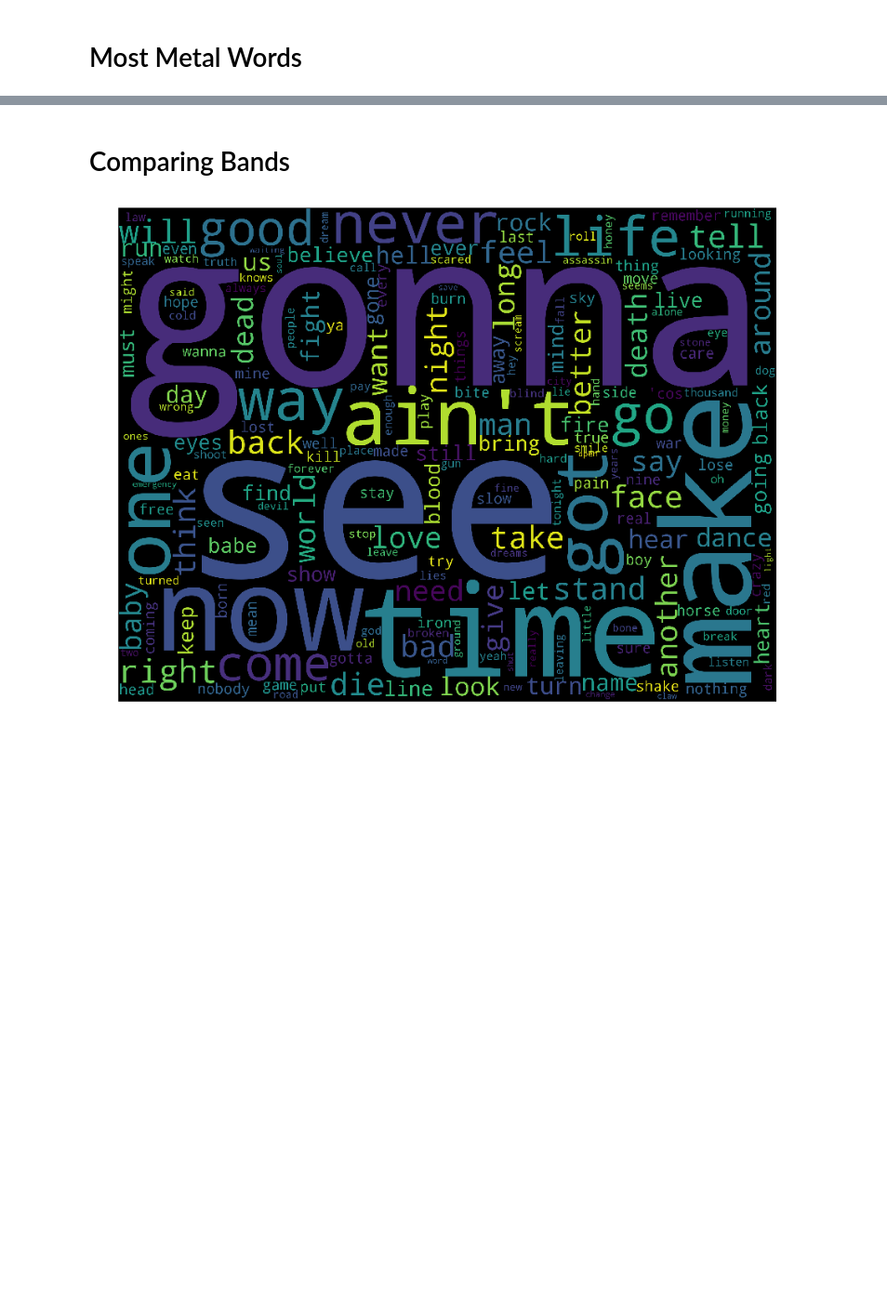
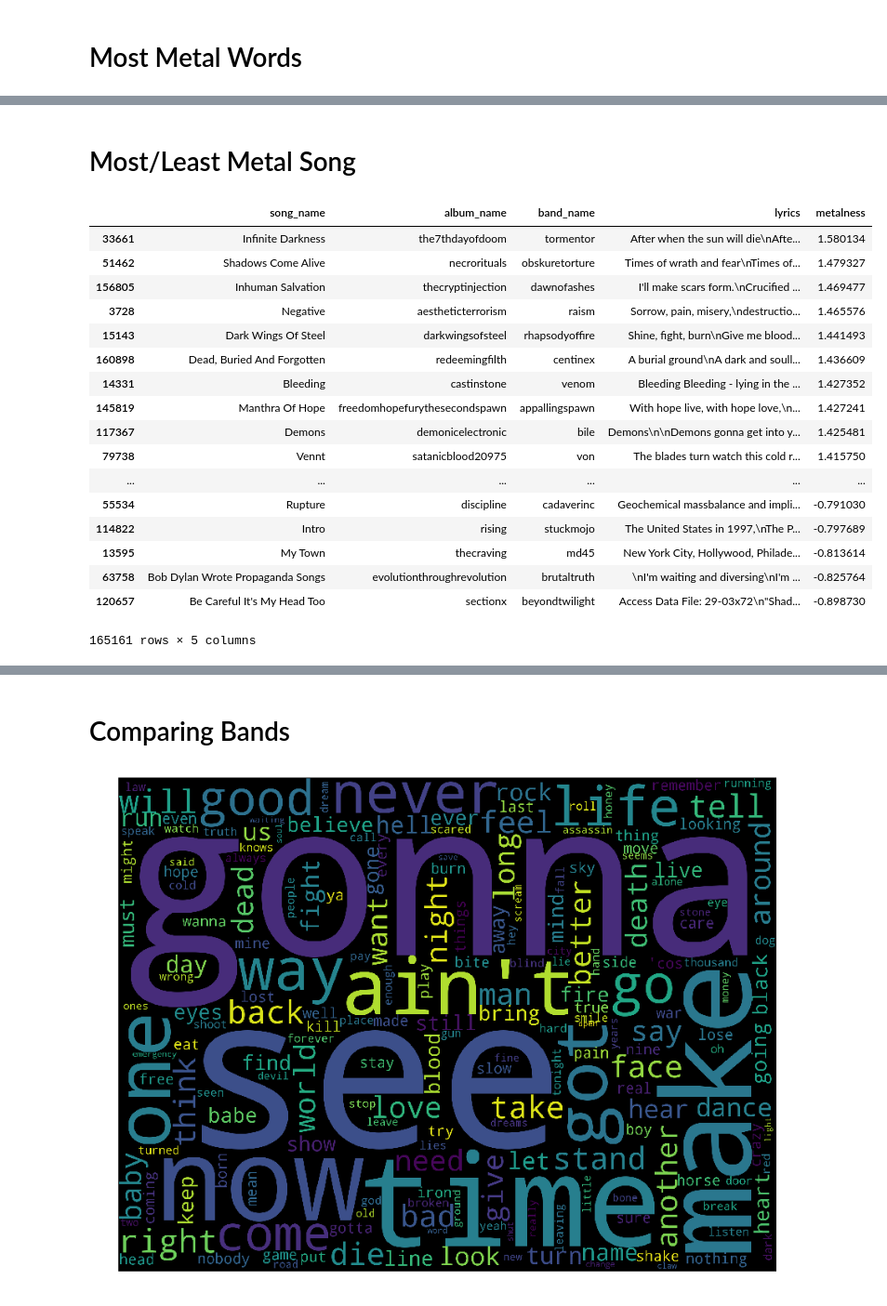
Before and after one commit to ijmbarr/pythonic-metal, a Jupyter notebook: pythonic-metal-part-1-counting.ipynb, the cells around one changed output, grey strips where cells are left out. Shown at 93% size. Saved outputs shown, nothing was run; the diff lists cells and outputs as text; code cells hidden in the pictures; blank space fills up the shorter version.

```diff
--- a/pythonic-metal-part-1-counting.ipynb
+++ b/pythonic-metal-part-1-counting.ipynb
@@ -232,0 +273,39 @@ with open("data/metalness.json", "w") as f:
+# %% [markdown]
+# Most/Least Metal Song
+# %%
+def score_metal(s):
+    words = tokenizer.tokenize_strip_non_words(s)
+
+    if len(words) == 0:
+        return 0
+
+    score = 0
+    for word in words:
+        score += metalness.get(word,0)
+
+    return score / len(words)
+# %%
+lyrics["metalness"] = lyrics.lyrics.apply(score_metal)
+# %%
+s = lyrics.sort_values("metalness", ascending=False)
+# %%
+s
+# %% [output]
+|  | song_name | album_name | band_name | lyrics | metalness |
+| 33661 | Infinite Darkness | the7thdayofdoom | tormentor | After when the sun will die\nAfte... | 1.580134 |
+| 51462 | Shadows Come Alive | necrorituals | obskuretorture | Times of wrath and fear\nTimes of... | 1.479327 |
+| 156805 | Inhuman Salvation | thecryptinjection | dawnofashes | I'll make scars form.\nCrucified ... | 1.469477 |
+| 3728 | Negative | aestheticterrorism | raism | Sorrow, pain, misery,\ndestructio... | 1.465576 |
+| 15143 | Dark Wings Of Steel | darkwingsofsteel | rhapsodyoffire | Shine, fight, burn\nGive me blood... | 1.441493 |
+| 160898 | Dead, Buried And Forgotten | redeemingfilth | centinex | A burial ground\nA dark and soull... | 1.436609 |
+| 14331 | Bleeding | castinstone | venom | Bleeding Bleeding - lying in the ... | 1.427352 |
+| 145819 | Manthra Of Hope | freedomhopefurythesecondspawn | appallingspawn | With hope live, with hope love,\n... | 1.427241 |
+| 117367 | Demons | demonicelectronic | bile | Demons\n\nDemons gonna get into y... | 1.425481 |
+| 79738 | Vennt | satanicblood20975 | von | The blades turn watch this cold r... | 1.415750 |
+| ... | ... | ... | ... | ... | ... |
+| 55534 | Rupture | discipline | cadaverinc | Geochemical massbalance and impli... | -0.791030 |
+| 114822 | Intro | rising | stuckmojo | The United States in 1997,\nThe P... | -0.797689 |
+| 13595 | My Town | thecraving | md45 | New York City, Hollywood, Philade... | -0.813614 |
+| 63758 | Bob Dylan Wrote Propaganda Songs | evolutionthroughrevolution | brutaltruth | \nI'm waiting and diversing\nI'm ... | -0.825764 |
+| 120657 | Be Careful It's My Head Too | sectionx | beyondtwilight | Access Data File: 29-03x72\n"Shad... | -0.898730 |
+165161 rows × 5 columns
```
Also changed, not shown: parts of 16 cells of this notebook, 5 other files.
